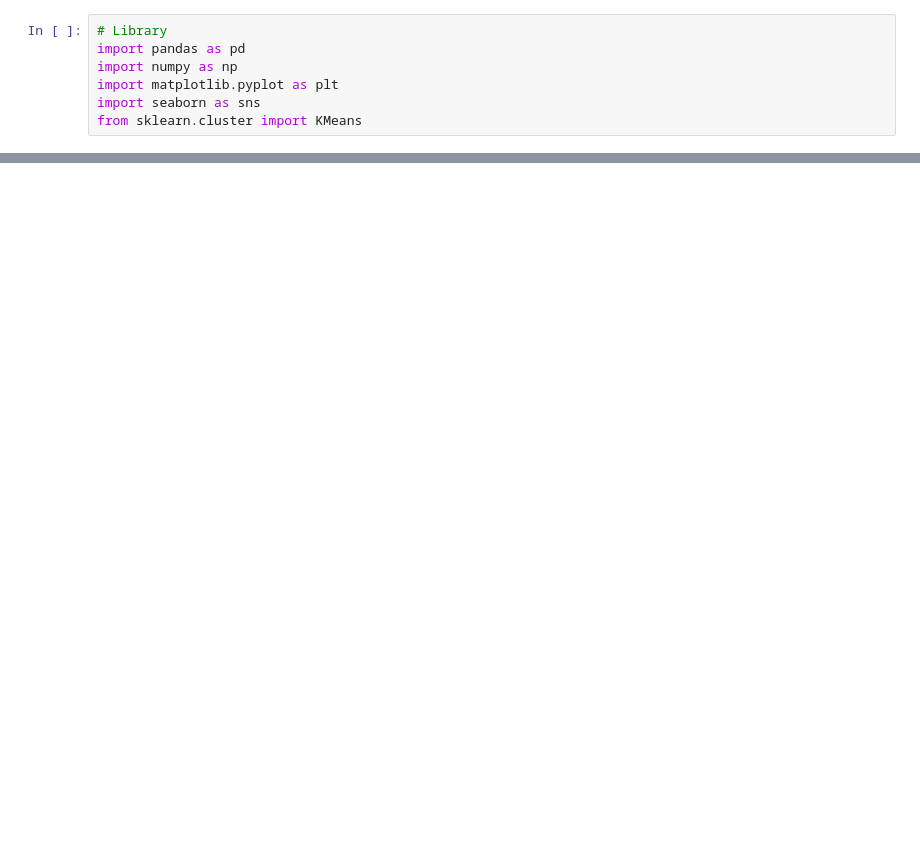
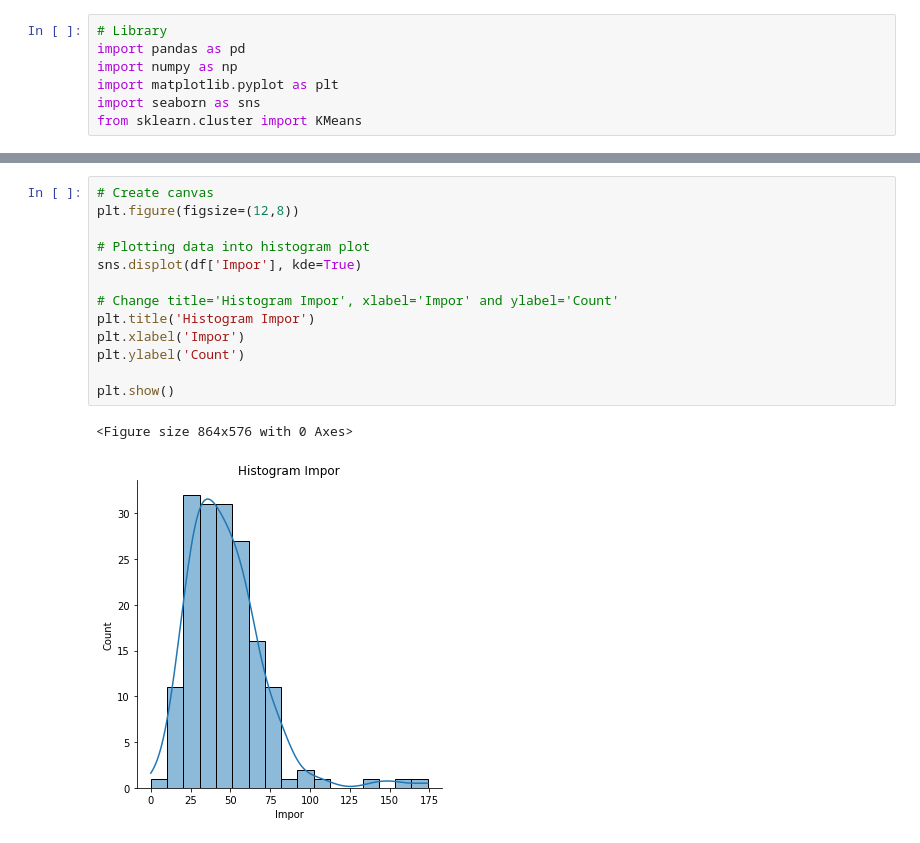
Before and after one commit to benidictusgalihmp/DS-SanberCode, a Jupyter notebook: Final Project/src/W04_F01.ipynb, the cells around one changed output, grey strips where cells are left out. Drawn from its saved outputs; the diff is of its cells as text; blank space fills up the shorter version.

```diff
--- a/Final Project/src/W04_F01.ipynb
+++ b/Final Project/src/W04_F01.ipynb
@@ -76,0 +150,16 @@ memory usage: 13.2+ KB
+# %%
+# Create canvas
+plt.figure(figsize=(12,8))
+
+# Plotting data into histogram plot
+sns.displot(df['Impor'], kde=True)
+
+# Change title='Histogram Impor', xlabel='Impor' and ylabel='Count'
+plt.title('Histogram Impor')
+plt.xlabel('Impor')
+plt.ylabel('Count')
+
+plt.show()
+# %% [output]
+<Figure size 864x576 with 0 Axes>
+[figure, added]
```
Also changed, not shown: parts of 35 cells of this notebook.
